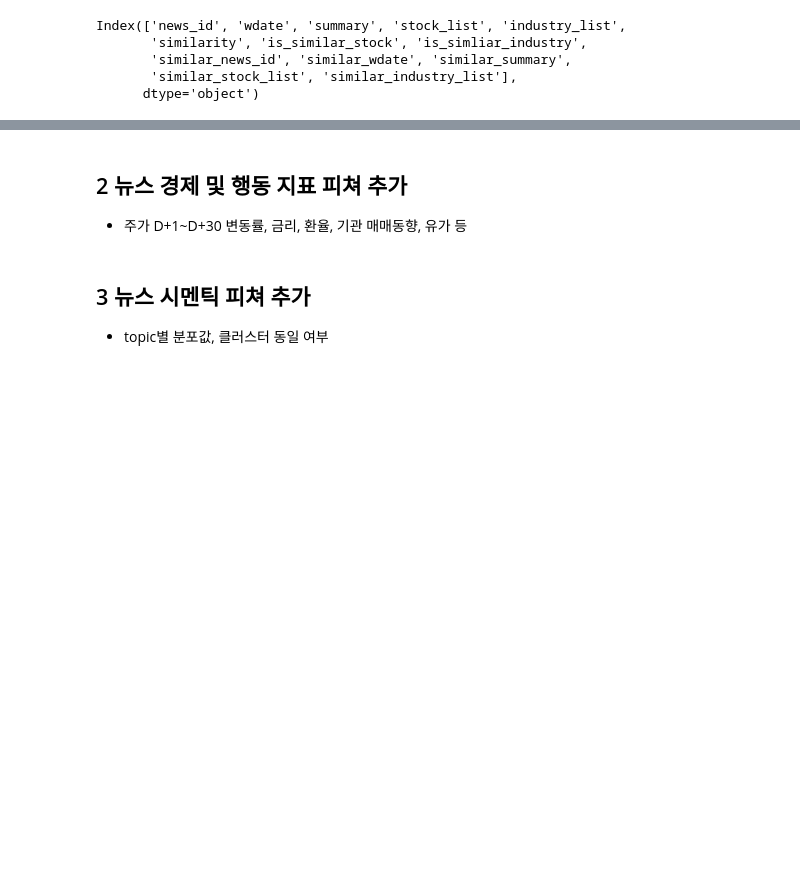
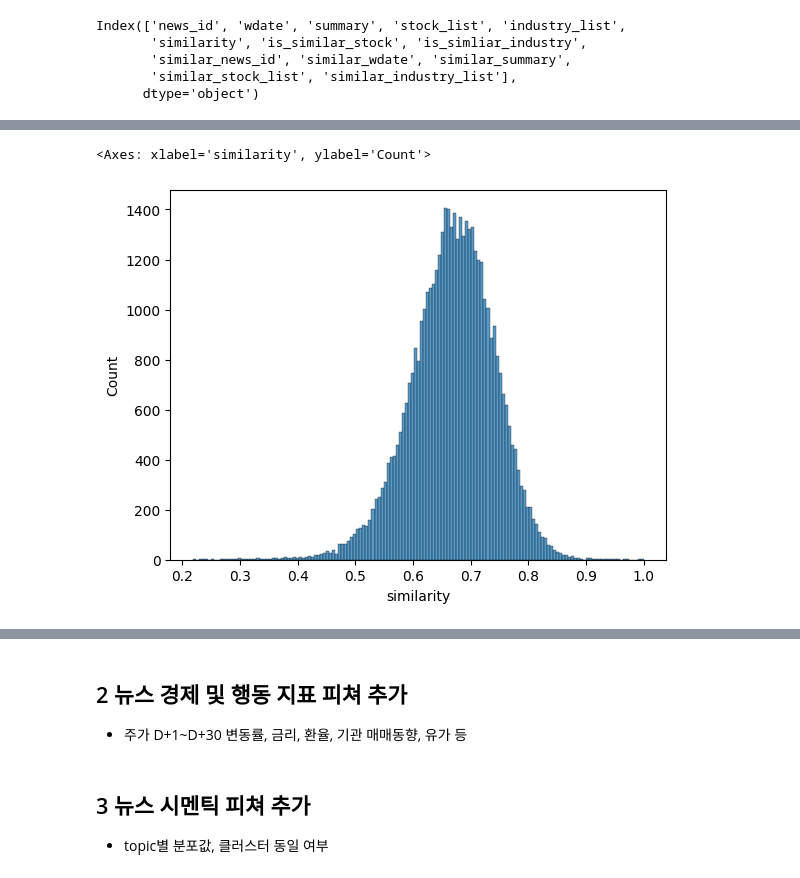
Before and after one commit to choikwangil95/HKToss-MLOps-Project-Final, a Jupyter notebook: eda/kwangil/news_preprocessing.ipynb, the cells around one changed output, grey strips where cells are left out. Saved outputs shown, nothing was run; the diff lists cells and outputs as text; code cells hidden in the pictures; blank space fills up the shorter version.

```diff
--- a/eda/kwangil/news_preprocessing.ipynb
+++ b/eda/kwangil/news_preprocessing.ipynb
@@ -554,5 +554,5 @@ df_final = df_final[
     ]
 ]
 # %%
-df_final[:20]
+sns.histplot(df_final["similarity"])
 # %% [output]
@@ -575,0 +559,2 @@ df_final[:20]
+<Axes: xlabel='similarity', ylabel='Count'>
+[figure, added]
```
Also changed, not shown: parts of 8 cells of this notebook, 1 other file.
